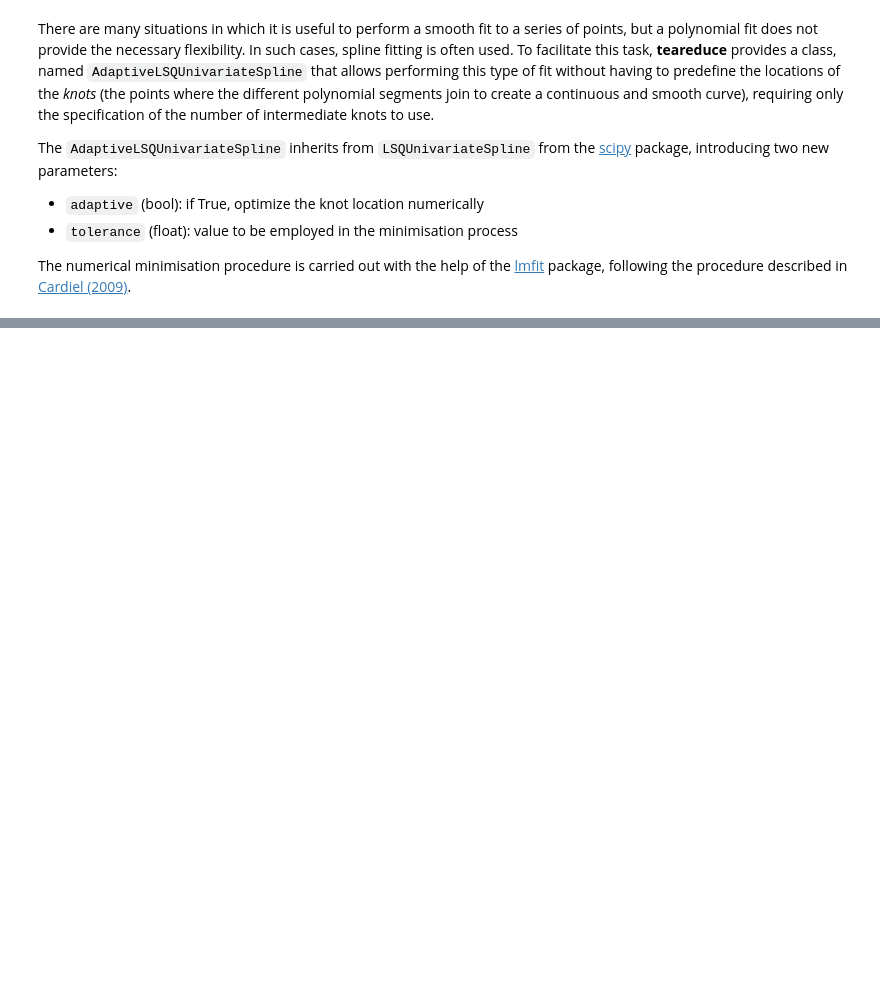
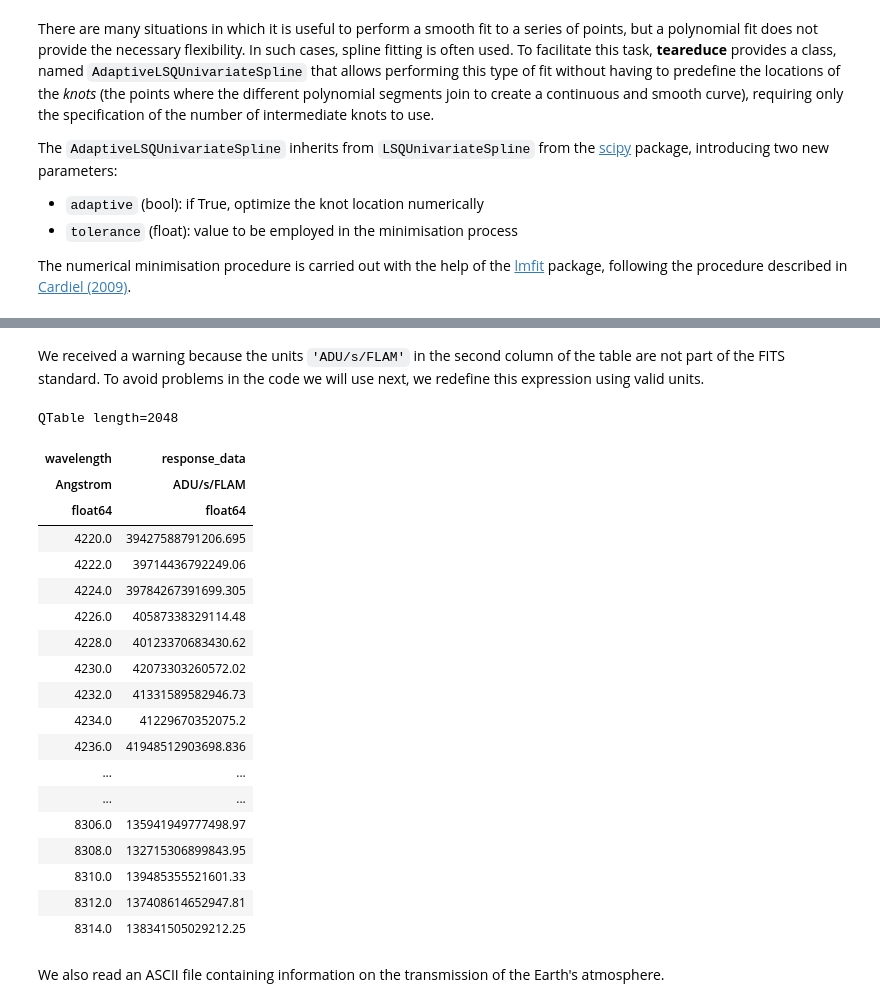
Before and after one commit to nicocardiel/teareduce-cookbook, a Jupyter notebook: notebooks/adaptivespl/adaptivespl.ipynb, the cells around one changed output, grey strips where cells are left out. Cells and saved outputs as stored; diff of their text form; code cells hidden in the pictures; blank space fills up the shorter version.

```diff
--- a/notebooks/adaptivespl/adaptivespl.ipynb
+++ b/notebooks/adaptivespl/adaptivespl.ipynb
@@ -34,0 +87,2 @@ Subclasses:
+# %% [markdown]
+We received a warning because the units `'ADU/s/FLAM'` in the second column of the table are not part of the FITS standard. To avoid problems in the code we will use next, we redefine this expression using valid units.
@@ -34,0 +91,25 @@ Subclasses:
+# %%
+response_data
+# %% [output]
+QTable length=2048
+| wavelength | response_data |
+| Angstrom | ADU/s/FLAM |
+| float64 | float64 |
+| 4220.0 | 39427588791206.695 |
+| 4222.0 | 39714436792249.06 |
+| 4224.0 | 39784267391699.305 |
+| 4226.0 | 40587338329114.48 |
+| 4228.0 | 40123370683430.62 |
+| 4230.0 | 42073303260572.02 |
+| 4232.0 | 41331589582946.73 |
+| 4234.0 | 41229670352075.2 |
+| 4236.0 | 41948512903698.836 |
+| ... | ... |
+| ... | ... |
+| 8306.0 | 135941949777498.97 |
+| 8308.0 | 132715306899843.95 |
+| 8310.0 | 139485355521601.33 |
+| 8312.0 | 137408614652947.81 |
+| 8314.0 | 138341505029212.25 |
+# %% [markdown]
+We also read an ASCII file containing information on the transmission of the Earth's atmosphere.
```
Also changed, not shown: parts of 34 cells of this notebook, 3 other files.
